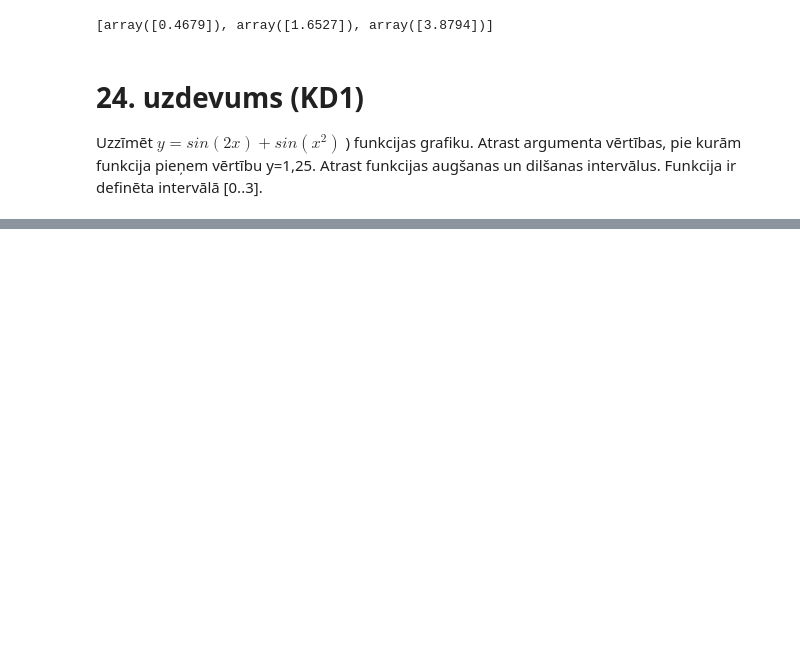
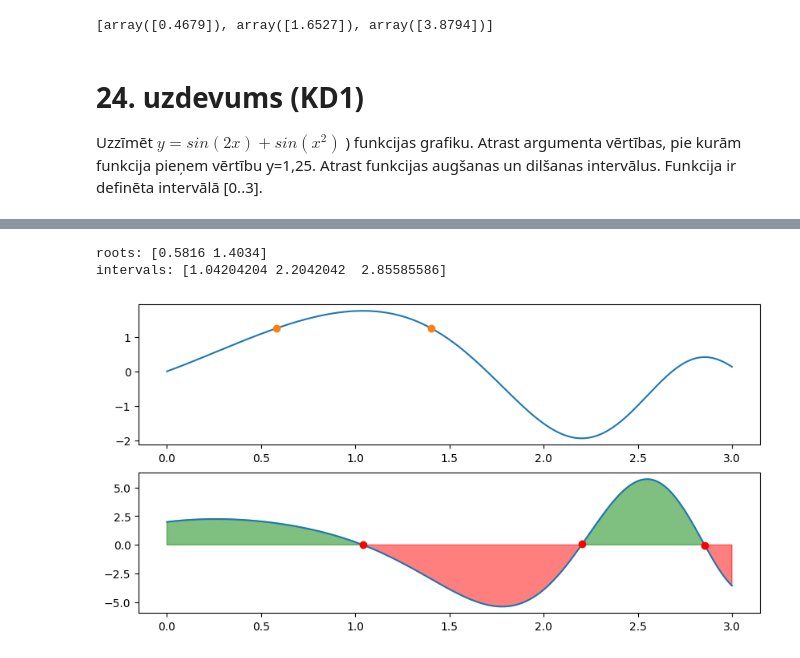
Before and after one commit to DaniielZ/datormaciba, a Jupyter notebook: 09092024_pirma.ipynb, the cells around one changed output, grey strips where cells are left out. Drawn from its saved outputs; the diff is of its cells as text; code cells hidden in the pictures; blank space fills up the shorter version.

```diff
--- a/09092024_pirma.ipynb
+++ b/09092024_pirma.ipynb
@@ -80,7 +80,9 @@ import scipy.optimize as opt
 import matplotlib.pyplot as plt
 from sympy import root
 
-x = np.linspace(0,3,1000)
+x_min = 0
+x_max = 3
+x = np.linspace(x_min,x_max,1000)
 
 def y(x):
   return np.sin(2*x)+np.sin(x**2)
@@ -95,39 +97,45 @@ def dy(x, dx=0.001):
 roots = np.array([])
 
 for i in x:
-  result = opt.fsolve(f,i, verify=True)
+  result = opt.fsolve(f,i)
+  #verify
+
+  if not np.isclose(f(result),0):
+    break
+
   result = np.round(result,4)
-  if result not in roots and result>0 and result<3:
+  if result not in roots and result>=x_min and result<=x_max:
     roots = np.append(roots,result)
 # remove duplicates
 roots = list(set(roots))
 
 roots = np.array(roots)
-print(roots)
+print(f"roots: {roots}")
 fig, (ax1, ax2) = plt.subplots(2,1,figsize=(10,5))
 ax1.plot(x,y(x))
 ax1.plot(roots, y(roots), 'o')
 
 
 
-ax2.plot(x,dy(x))
-
-intervalsPoz = np.array([])
-intervalsNeg = np.array([])
+intervals = np.array([])
 prev = dy(x[0])
 for i in x:
-  if(dy(i)>0):
-    if(prev<0):
-      intervalsPoz= np.append(intervalsPoz,i)
-  else:
-    if(prev>0):
-      intervalsNeg = np.append(intervalsNeg,i)
+  if(dy(i)>0 and prev<0):
+    intervals= np.append(intervals,i)
+  elif(dy(i)<0) and (prev>0):
+    intervals = np.append(intervals,i)
 
   prev = dy(i)
 
-print(intervalsPoz)
-print(intervalsNeg)
-ax2.plot(intervalsPoz,dy(intervalsPoz),"ro")
-ax2.plot(intervalsNeg,dy(intervalsNeg),"go")
+print(f"intervals: {intervals}")
+
+
+ax2.plot(x,dy(x))
+
+# to better show the intervals
+ax2.fill_between(x,dy(x),0,where=(dy(x)>0),color='green',alpha=0.5)
+ax2.fill_between(x,dy(x),0,where=(dy(x)<0),color='red',alpha=0.5)
+
+ax2.plot(intervals,dy(intervals),"ro")
 fig.show()
 # %% [output]
@@ -134,0 +143,3 @@ TypeError: fsolve() got an unexpected keyword argument 'verify'
+roots: [0.5816 1.4034]
+intervals: [1.04204204 2.2042042  2.85585586]
+[figure, added]
```
Also changed, not shown: parts of 2 cells of this notebook, 1 other file.
